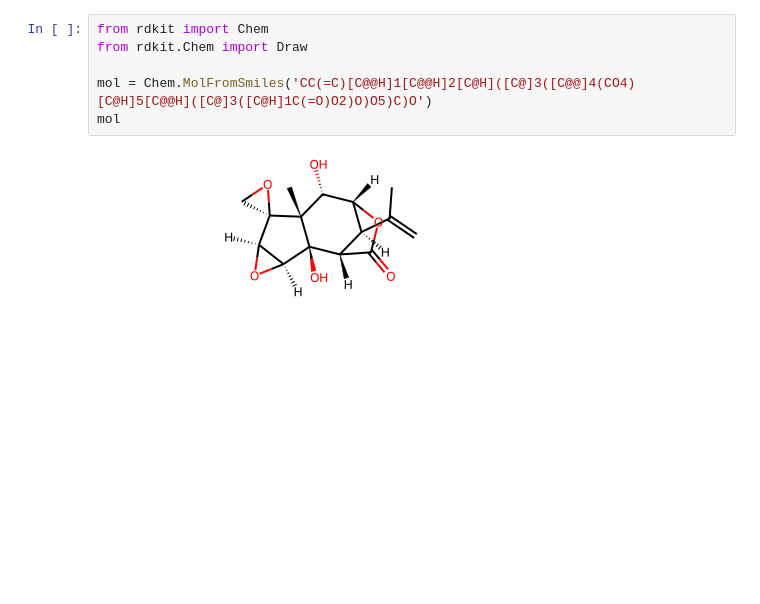
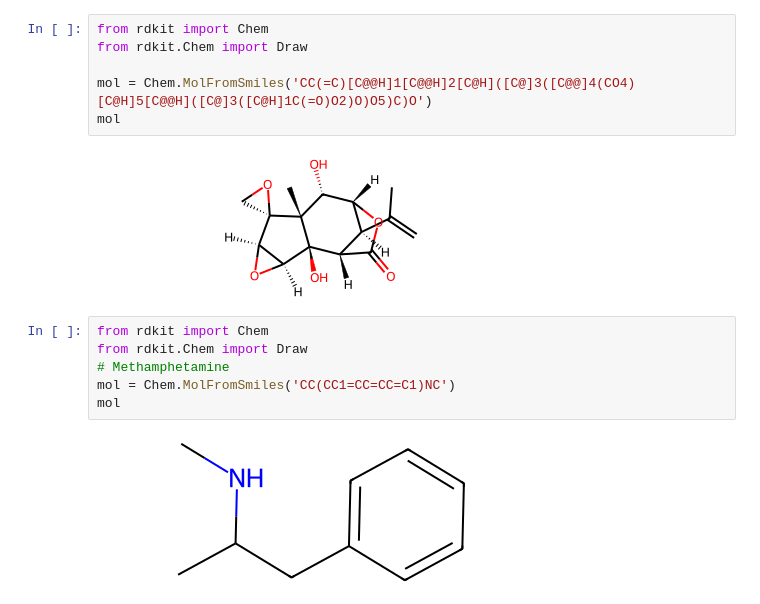
Before and after one commit to sladem-tox/Rdkit-stuff, a Jupyter notebook: DrawMol.ipynb, the cells around one changed output. Drawn from its saved outputs; the diff is of its cells as text; blank space fills up the shorter version.

```diff
--- a/DrawMol.ipynb
+++ b/DrawMol.ipynb
@@ -20,3 +19,11 @@ mol = Chem.MolFromSmiles('CC(=C)[C@@H]1[C@@H]2[C@H]([C@]3([C@@]4(CO4)[C@H]5[C@@H
 mol
 # %% [output]
 [figure]
+# %%
+from rdkit import Chem
+from rdkit.Chem import Draw
+# Methamphetamine
+mol = Chem.MolFromSmiles('CC(CC1=CC=CC=C1)NC')
+mol
+# %% [output]
+[figure, added]
```
Also changed, not shown: parts of 7 cells of this notebook.
